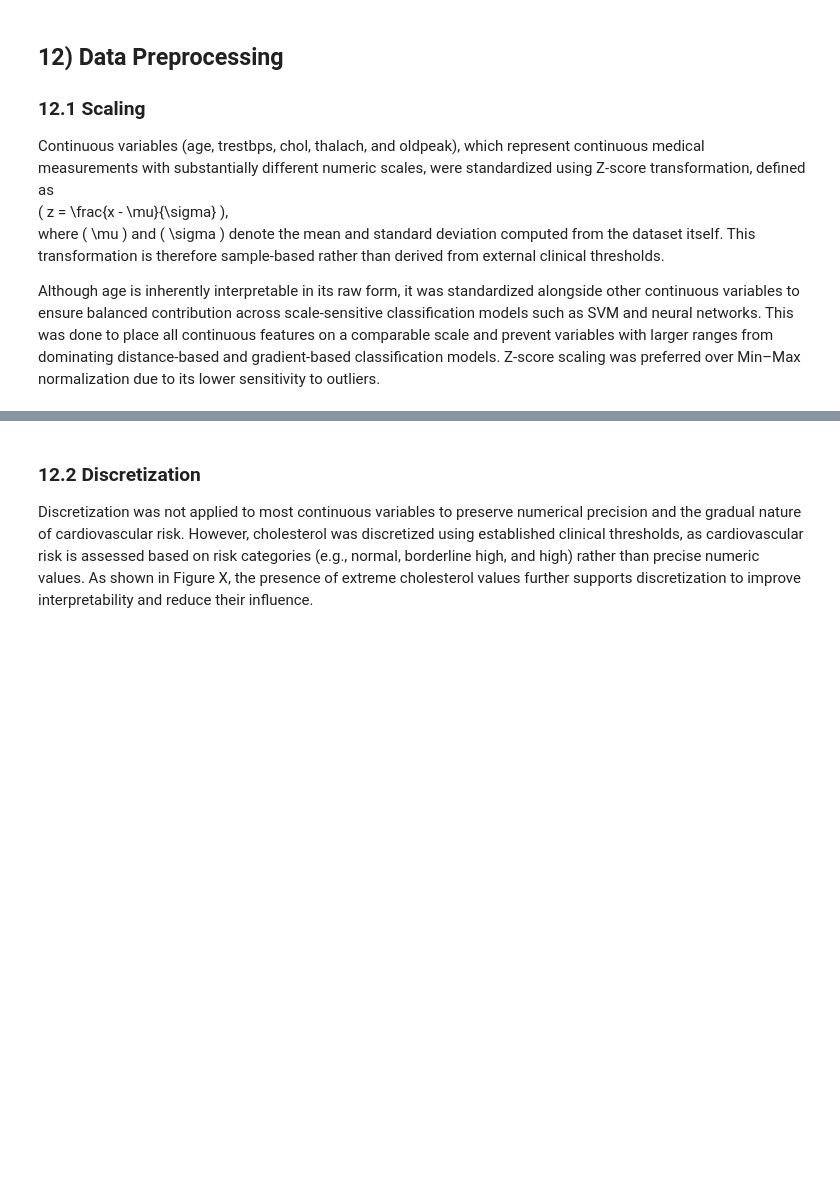
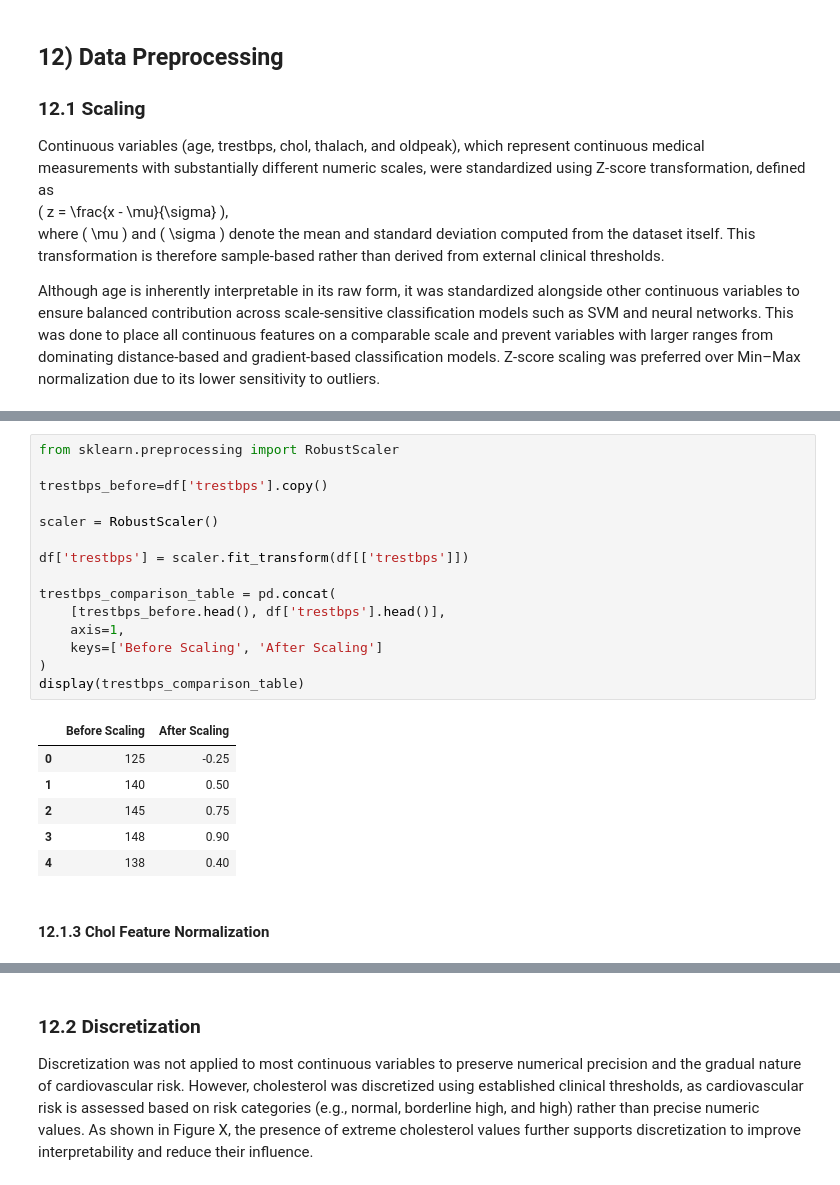
Before and after one commit to Janau00/SWE485-Project-Group9, a Jupyter notebook: Phase1_Data_Exploration.ipynb, the cells around one changed output, grey strips where cells are left out. Cells and saved outputs as stored; diff of their text form; blank space fills up the shorter version.

```diff
--- a/Phase1_Data_Exploration.ipynb
+++ b/Phase1_Data_Exploration.ipynb
@@ -403,0 +496,24 @@ display(scaling_summary)
+# %%
+from sklearn.preprocessing import RobustScaler
+
+trestbps_before=df['trestbps'].copy()
+
+scaler = RobustScaler()
+
+df['trestbps'] = scaler.fit_transform(df[['trestbps']])
+
+trestbps_comparison_table = pd.concat(
+    [trestbps_before.head(), df['trestbps'].head()],
+    axis=1,
+    keys=['Before Scaling', 'After Scaling']
+)
+display(trestbps_comparison_table)
+# %% [output]
+|  | Before Scaling | After Scaling |
+| 0 | 125 | -0.25 |
+| 1 | 140 | 0.50 |
+| 2 | 145 | 0.75 |
+| 3 | 148 | 0.90 |
+| 4 | 138 | 0.40 |
+# %% [markdown]
+#### 12.1.3 Chol Feature Normalization
```
Also changed, not shown: parts of 29 cells of this notebook.
